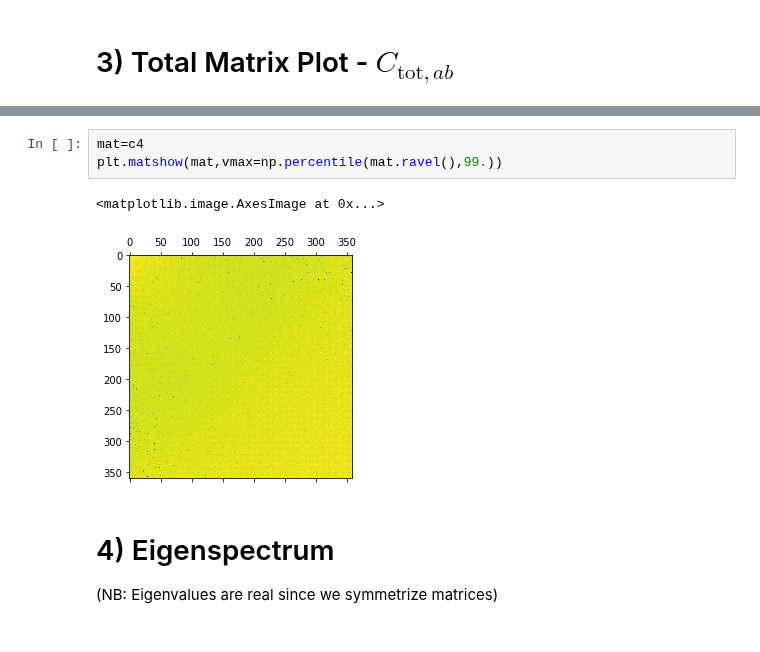
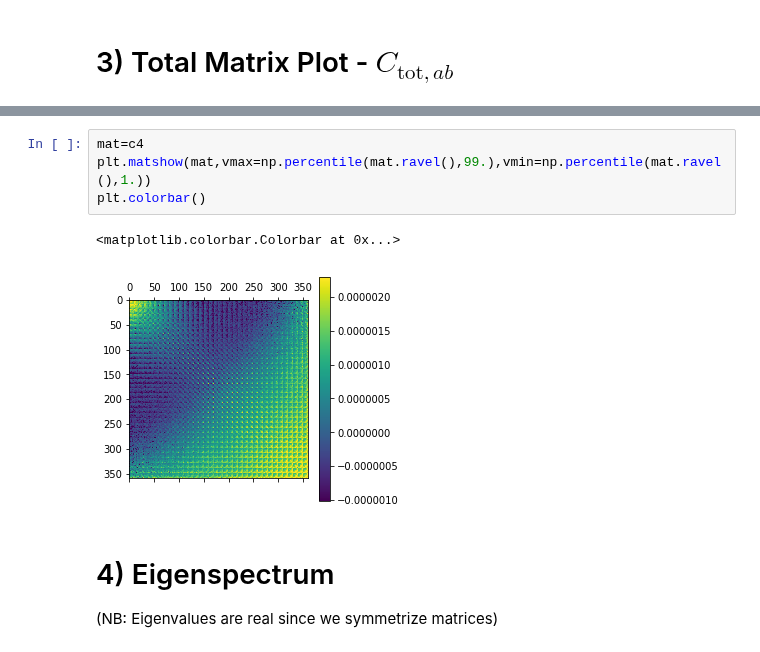
Before and after one commit to oliverphilcox/RascalC, a Jupyter notebook: jupyter/BOSS DR12 Results-v7.ipynb, the cells around one changed output, grey strips where cells are left out. Drawn from its saved outputs; the diff is of its cells as text.

```diff
--- a/jupyter/BOSS DR12 Results-v7.ipynb
+++ b/jupyter/BOSS DR12 Results-v7.ipynb
@@ -160,9 +160,10 @@ plt.colorbar()
 # %%
 mat=c4
-plt.matshow(mat,vmax=np.percentile(mat.ravel(),99.))
+plt.matshow(mat,vmax=np.percentile(mat.ravel(),99.),vmin=np.percentile(mat.ravel(),1.))
+plt.colorbar()
 # %% [output]
-<matplotlib.image.AxesImage at 0x...>
+<matplotlib.colorbar.Colorbar at 0x...>
-[figure, old version]
+[figure, new version]
 # %% [markdown]
 # 4) Eigenspectrum
 
```
Also changed, not shown: parts of 31 cells of this notebook, 3 other files.
